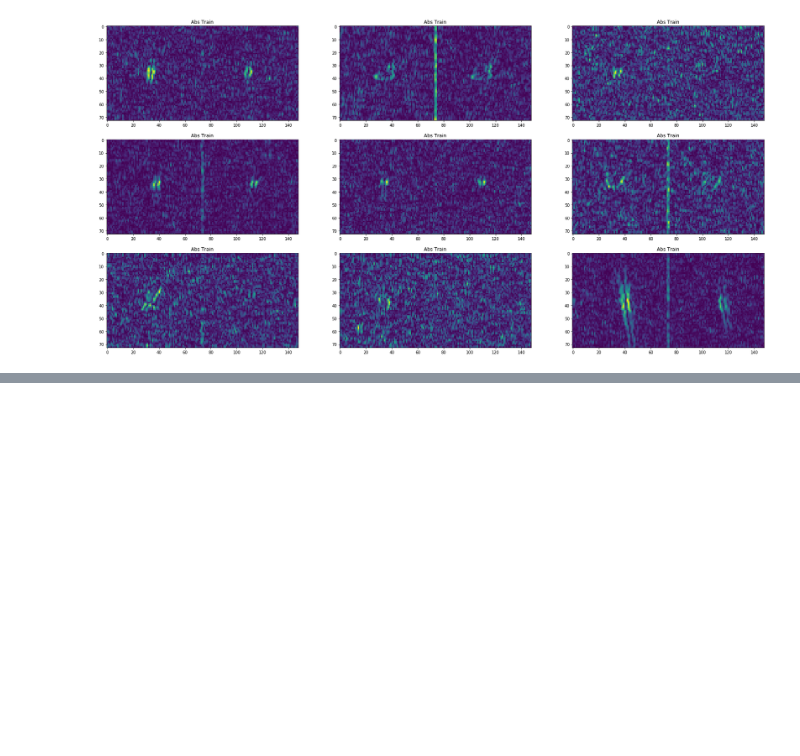
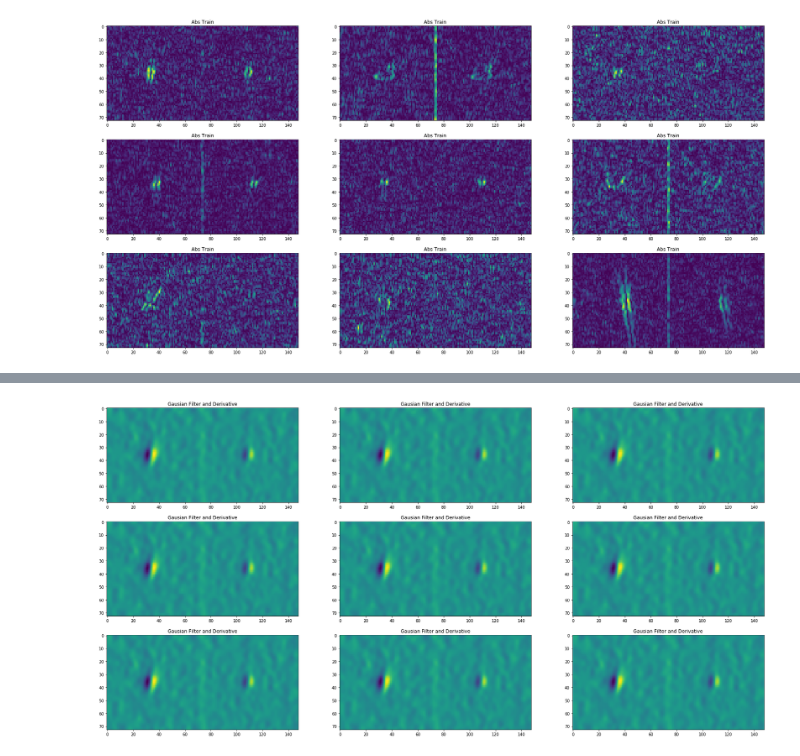
Before and after one commit to kailukowiak/DATA602_Final_Project, a Jupyter notebook: PlanningAndSandBox.ipynb, the cells around one changed output, grey strips where cells are left out. Cells and saved outputs as stored; diff of their text form; code cells hidden in the pictures; blank space fills up the shorter version.

```diff
--- a/PlanningAndSandBox.ipynb
+++ b/PlanningAndSandBox.ipynb
@@ -232,0 +262,4 @@ samplePlots(pre_process_abs(train), 'Abs Train')
+# %%
+samplePlots(pre_process(train), 'Gausian Filter and Derivative')
+# %% [output]
+[figure, added]
```
Also changed, not shown: parts of 3 cells of this notebook, 2 other files.
